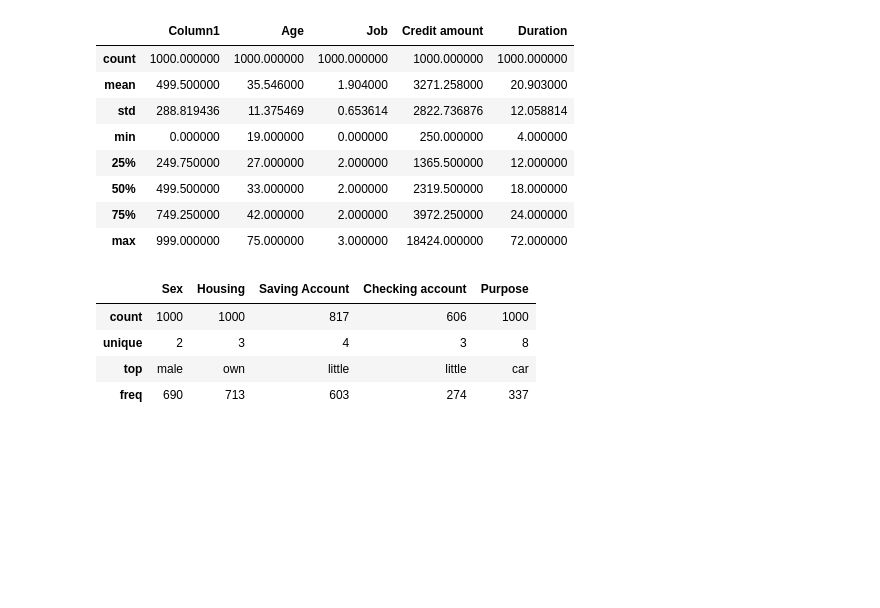
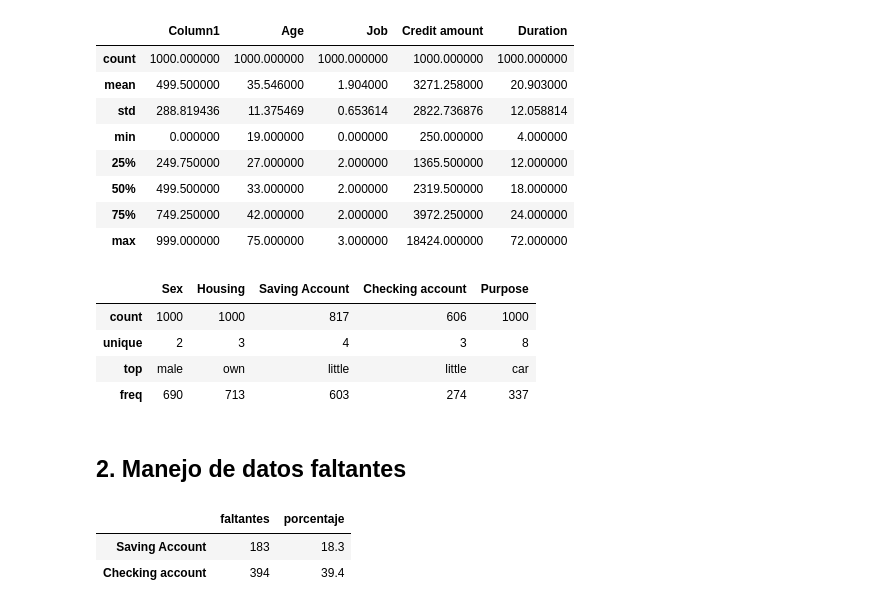
Before and after one commit to juansepq2017-sys/Proyecto-Progra-2, a Jupyter notebook: proyecto_creditos.ipynb, the cells around one changed output. Drawn from its saved outputs; the diff is of its cells as text; code cells hidden in the pictures; blank space fills up the shorter version.

```diff
--- a/proyecto_creditos.ipynb
+++ b/proyecto_creditos.ipynb
@@ -86,3 +86,15 @@ df.describe(exclude="number")
 | unique | 2 | 3 | 4 | 3 | 8 |
 | top | male | own | little | little | car |
 | freq | 690 | 713 | 603 | 274 | 337 |
+# %% [markdown]
+## 2. Manejo de datos faltantes
+# %%
+faltantes = pd.DataFrame({
+    "faltantes": df.isna().sum(),
+    "porcentaje": (df.isna().mean() * 100).round(1)
+})
+faltantes[faltantes["faltantes"] > 0]
+# %% [output]
+|  | faltantes | porcentaje |
+| Saving Account | 183 | 18.3 |
+| Checking account | 394 | 39.4 |
```
Also changed, not shown: parts of 5 cells of this notebook.
